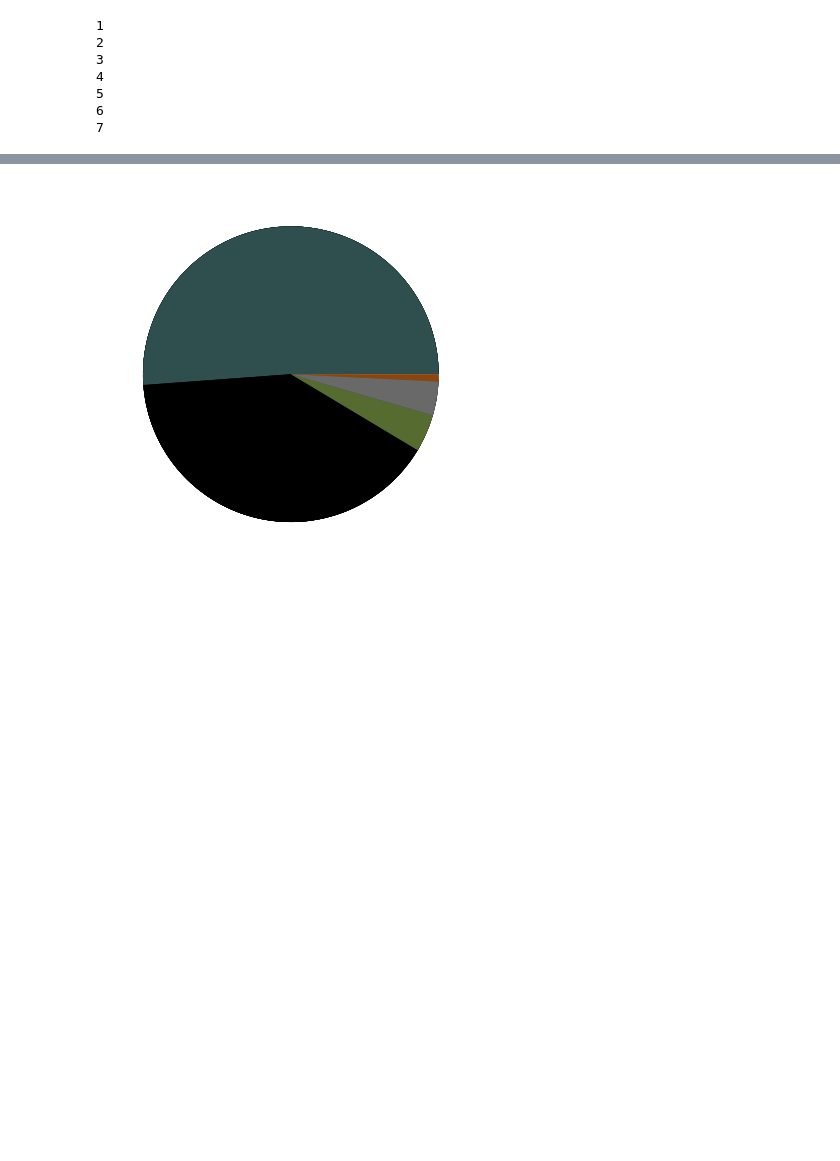
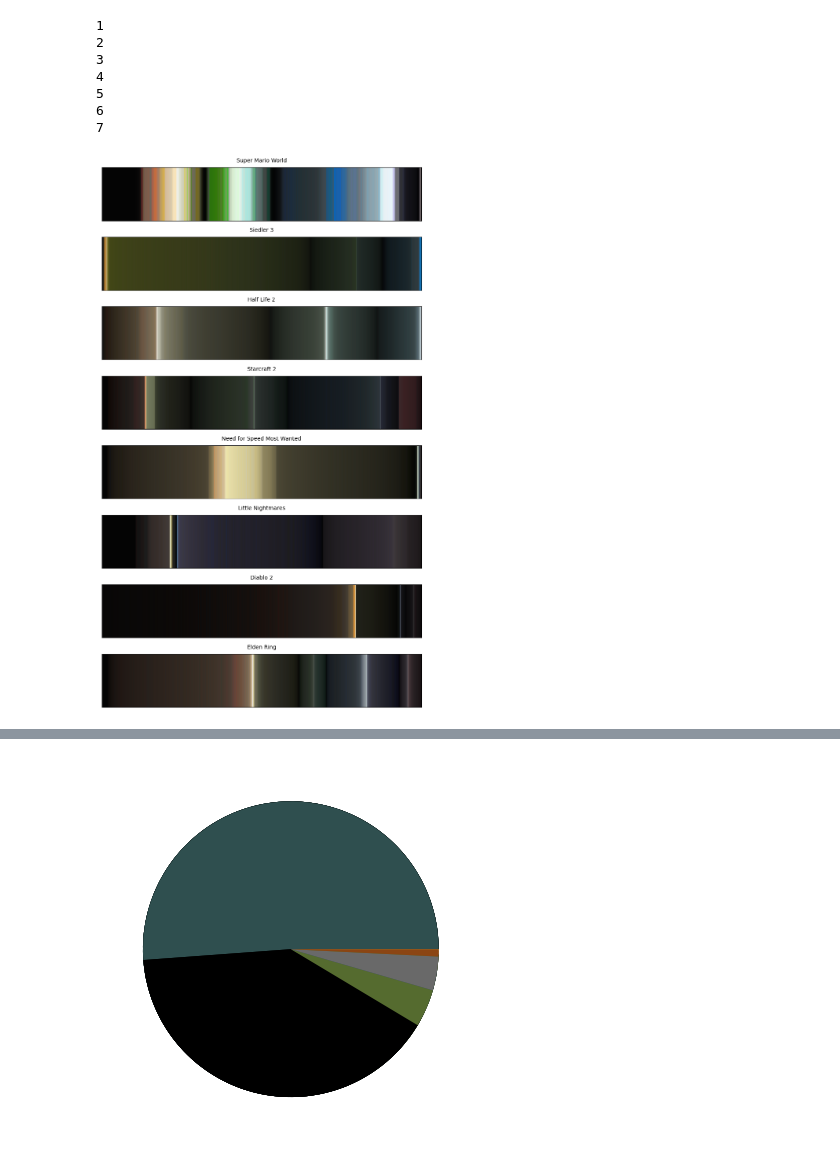
Before and after one commit to vairasza/dhcv, a Jupyter notebook: dominant_color_figures.ipynb, the cells around one changed output, grey strips where cells are left out. Cells and saved outputs as stored; diff of their text form; code cells hidden in the pictures; blank space fills up the shorter version.

Commit message:
Update dominant_color_figures.ipynb
sortierte dominant color barcodes

```diff
--- a/dominant_color_figures.ipynb
+++ b/dominant_color_figures.ipynb
@@ -180 +224,68 @@ def getColorPercentage(ouccrence, color_array):
+# %%
+figure, position = plt.subplots(8,1)
+figure.set_size_inches(10.5, 18)
+#figure(figsize=(8, 6), dpi=80)
+
+# Super Mario World
+position[0].imshow([[sorted_mario_values[i] for i in range(len(sorted_mario_values))]], extent=[0,len(sorted_mario_values),0,len(sorted_mario_values)/6], aspect='equal')
+position[0].set_title("Super Mario World", fontsize= 10, pad=10)
+position[0].set_yticks([])
+position[0].set_xticks([])
+#position[0].set_xlabel("frame")
+
+# Siedler 3
+position[1].imshow([[sorted_settler_values[i] for i in range(len(sorted_settler_values))]], extent=[0,len(sorted_settler_values),0,len(sorted_settler_values)/6], aspect='equal')
+position[1].set_title("Siedler 3", fontsize= 10, pad=10)
+position[1].set_yticks([])
+position[1].set_xticks([])
+#position[1].set_xlabel("frame")
+
+# Half Life 2
+position[2].imshow([[sorted_half_life_values[i] for i in range(len(sorted_half_life_values))]], extent=[0,len(sorted_half_life_values),0,len(sorted_half_life_values)/6], aspect='equal')
+position[2].set_title("Half Life 2", fontsize= 10, pad=10)
+position[2].set_yticks([])
+position[2].set_xticks([])
+#position[1].set_xlabel("frame")
+
+# Starcraft 2
+position[3].imshow([[sorted_starcraft_values[i] for i in range(len(sorted_starcraft_values))]], extent=[0,len(sorted_starcraft_values),0,len(sorted_starcraft_values)/6], aspect='equal')
+position[3].set_title("Starcraft 2", fontsize= 10, pad=10)
+position[3].set_yticks([])
+position[3].set_xticks([])
+#position[1].set_xlabel("frame")
+
+# Need for Speed Most Wanted
+position[4].imshow([[sorted_nfsmw_values[i] for i in range(len(sorted_nfsmw_values))]], extent=[0,len(sorted_nfsmw_values),0,len(sorted_nfsmw_values)/6], aspect='equal')
+position[4].set_title("Need for Speed Most Wanted", fontsize= 10, pad=10)
+position[4].set_yticks([])
+position[4].set_xticks([])
+#position[1].set_xlabel("frame")
+
+# Little Nightmares
+position[5].imshow([[sorted_little_nightmares_values[i] for i in range(len(sorted_little_nightmares_values))]], extent=[0,len(sorted_little_nightmares_values),0,len(sorted_little_nightmares_values)/6], aspect='equal')
+position[5].set_title("Little Nightmares", fontsize= 10, pad=10)
+position[5].set_yticks([])
+position[5].set_xticks([])
+#position[1].set_xlabel("frame")
+
+# Diablo 2
+position[6].imshow([[sorted_diablo_values[i] for i in range(len(sorted_diablo_values))]], extent=[0,len(sorted_diablo_values),0,len(sorted_diablo_values)/6], aspect='equal')
+position[6].set_title("Diablo 2", fontsize= 10, pad=10)
+position[6].set_yticks([])
+position[6].set_xticks([])
+#position[1].set_xlabel("frame")
+
+# Elden Ring
+position[7].imshow([[sorted_elden_ring_values[i] for i in range(len(sorted_elden_ring_values))]], extent=[0,len(sorted_elden_ring_values),0,len(sorted_elden_ring_values)/6], aspect='equal')
+position[7].set_title("Elden Ring", fontsize= 10, pad=10)
+position[7].set_yticks([])
+position[7].set_xticks([])
+#position[1].set_xlabel("frame")
+
+
+#plt.show()
+
+plt.savefig(f"{output_path}sorted_dominant_color_barcodes_figure.svg", dpi=100, format='svg')
+# %% [output]
+[figure, added]
 # %%
```
Also changed, not shown: parts of 5 cells of this notebook.
